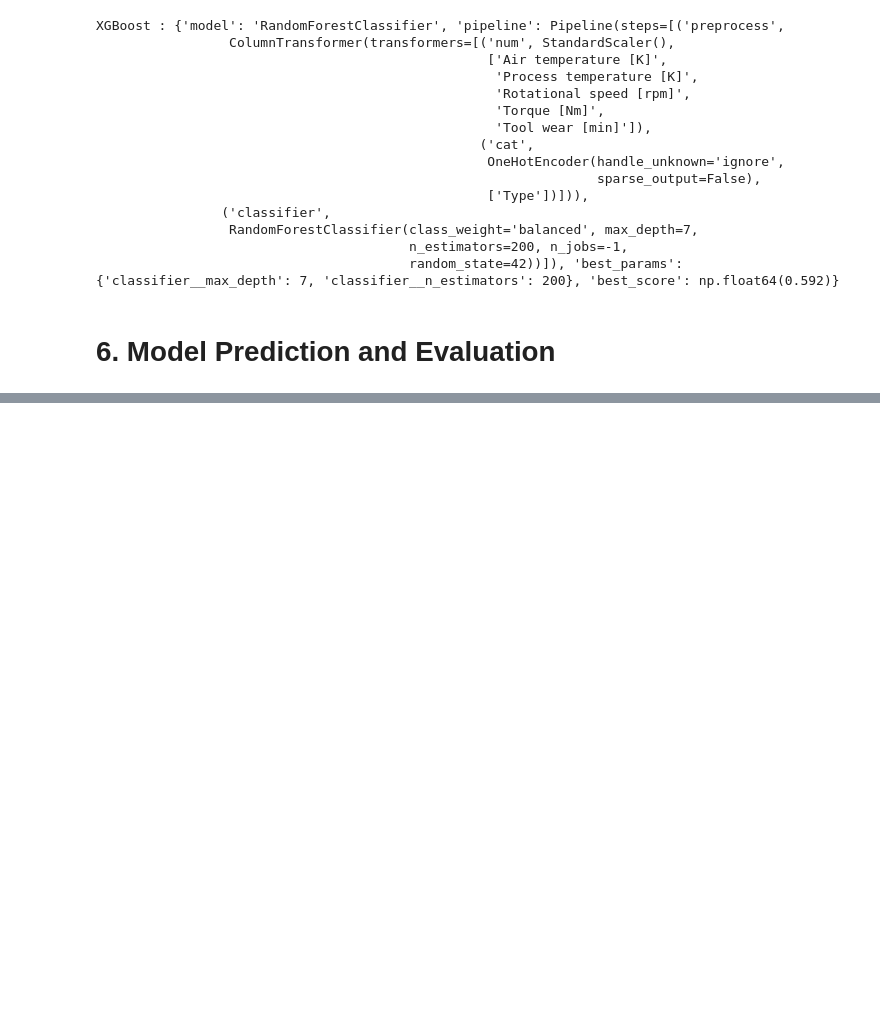
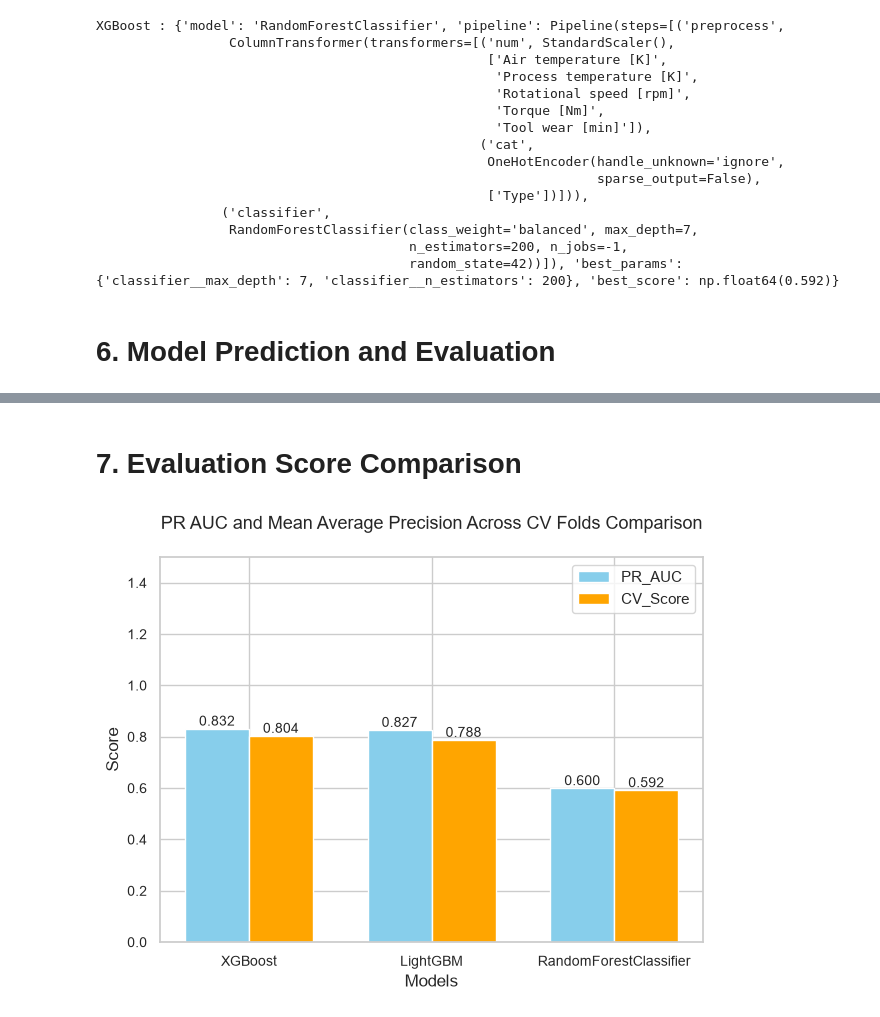
Before and after one commit to OctaviaMay/Machine-Failure-Prediction, a Jupyter notebook: notebooks/02_modeling_binary.ipynb, the cells around one changed output, grey strips where cells are left out. Drawn from its saved outputs; the diff is of its cells as text; code cells hidden in the pictures; blank space fills up the shorter version.

Commit message:
implement model prediction

```diff
--- a/notebooks/02_modeling_binary.ipynb
+++ b/notebooks/02_modeling_binary.ipynb
@@ -237,3 +237,7 @@ XGBoost : {'model': 'RandomForestClassifier', 'pipeline': Pipeline(steps=[('prep
                                         random_state=42))]), 'best_params': {'classifier__max_depth': 7, 'classifier__n_estimators': 200}, 'best_score': np.float64(0.592)}
 # %% [markdown]
 # 6. Model Prediction and Evaluation
+# %%
+result_xgb = run_prediction_evaluation(mdl_pipeline_xgb['pipeline'], result['X_test'], result['y_test'])
+result_lgb = run_prediction_evaluation(mdl_pipeline_lgb['pipeline'], result['X_test'], result['y_test'])
+result_rdf = run_prediction_evaluation(mdl_pipeline_rdf['pipeline'], result['X_test'], result['y_test'])
@@ -239,0 +303,10 @@ XGBoost : {'model': 'RandomForestClassifier', 'pipeline': Pipeline(steps=[('prep
+# %% [markdown]
+# 7. Evaluation Score Comparison
+# %%
+model_list = [ mdl_pipeline_xgb['model'], mdl_pipeline_lgb['model'], mdl_pipeline_rdf['model']]
+pr_auc_list = [result_xgb['PR_AUC'], result_lgb['PR_AUC'], result_rdf['PR_AUC']]
+cv_score_list = [mdl_pipeline_xgb['best_score'], mdl_pipeline_lgb['best_score'], mdl_pipeline_rdf['best_score']]
+
+plot_score_comparison_chart(model_list=model_list,pr_auc_list=pr_auc_list, cv_score_list= cv_score_list)
+# %% [output]
+[figure, added]
```
Also changed, not shown: parts of 13 cells of this notebook, 7 other files.
